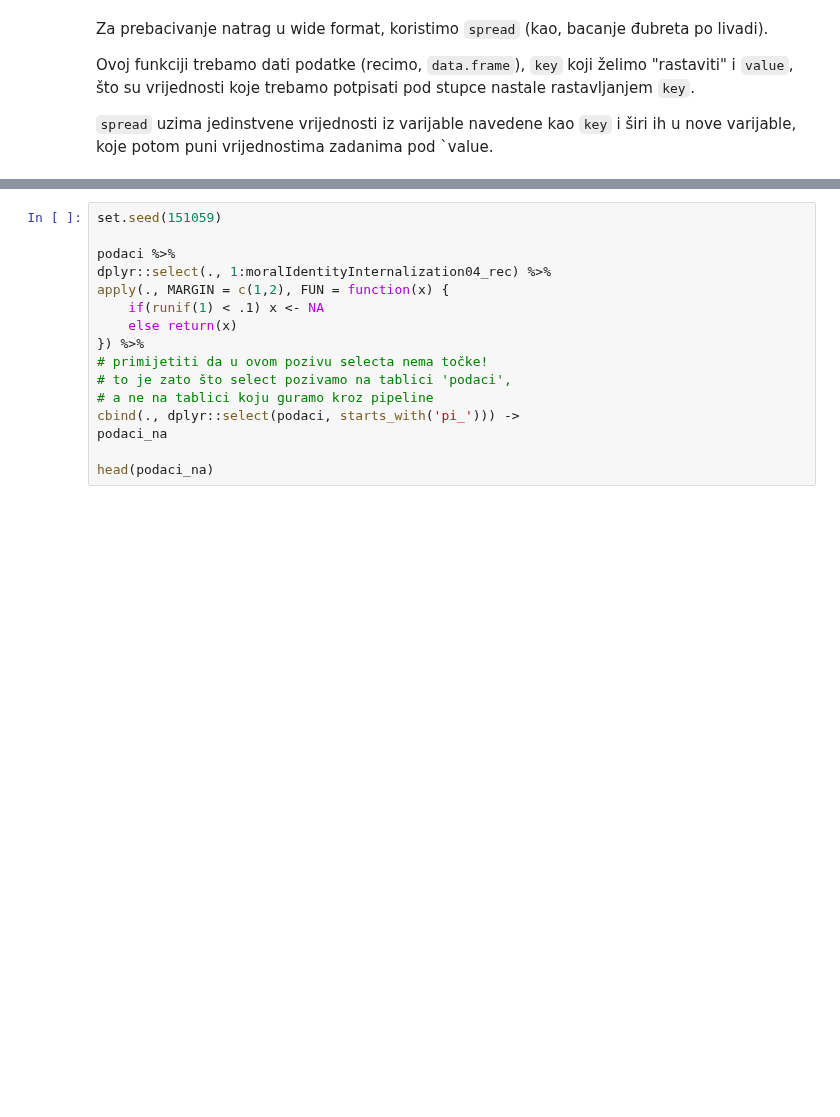
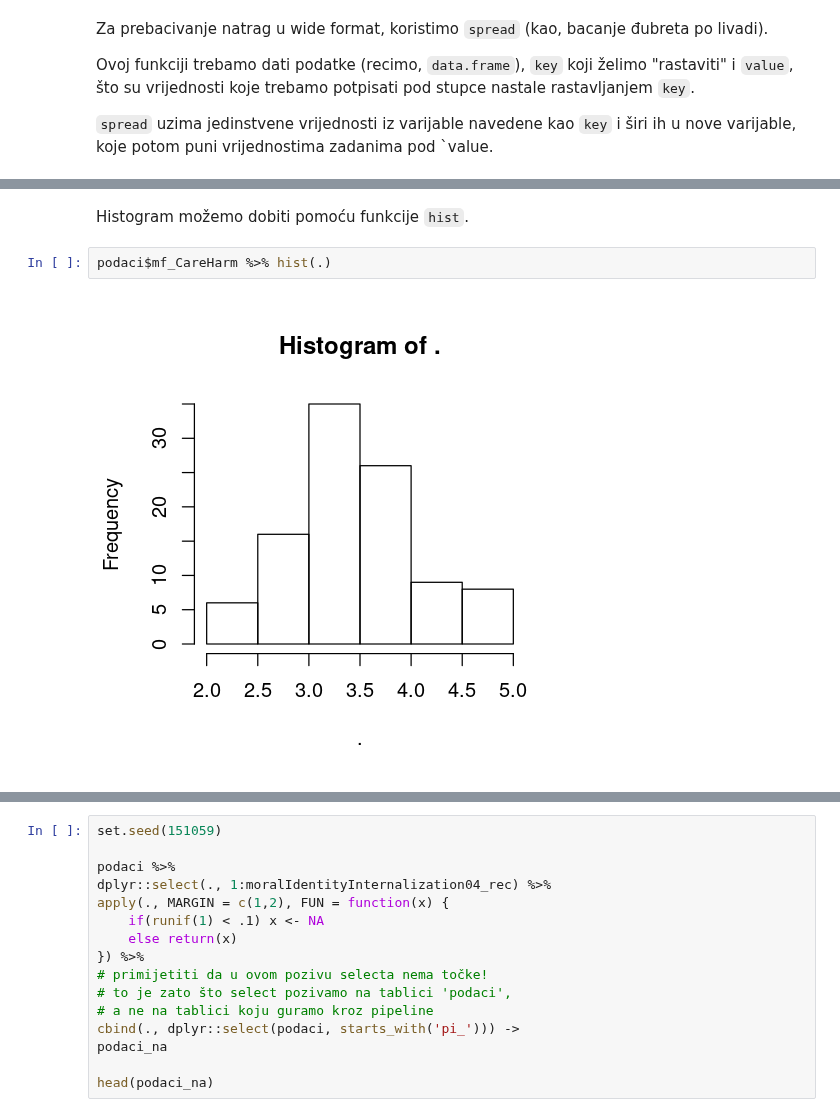
Before and after one commit to vdeni/rdionica, a Jupyter notebook: jupyter-notebook/priprema_podaci_upitnik.ipynb, the cells around one changed output, grey strips where cells are left out. Cells and saved outputs as stored; diff of their text form; blank space fills up the shorter version.

```diff
--- a/jupyter-notebook/priprema_podaci_upitnik.ipynb
+++ b/jupyter-notebook/priprema_podaci_upitnik.ipynb
@@ -1445,0 +1454,6 @@ Za početak, ubacit ćemo neke missing vrijednosti (`NA`) u naš set podataka.
+# %% [markdown]
+Histogram možemo dobiti pomoću funkcije `hist`.
+# %%
+podaci$mf_CareHarm %>% hist(.)
+# %% [output]
+[figure, added]
```
Also changed, not shown: parts of 25 cells of this notebook.
